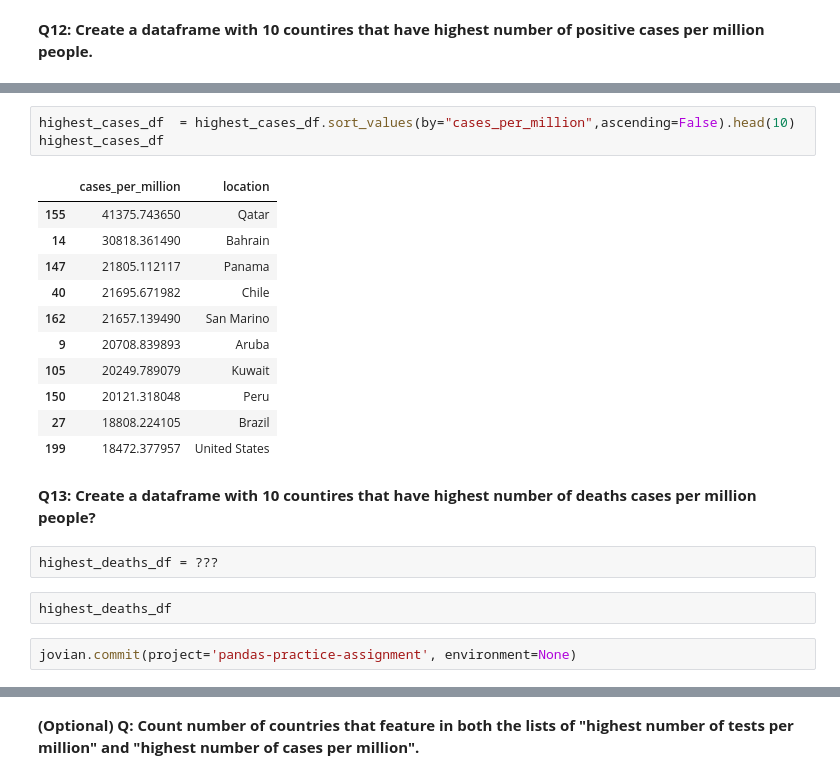
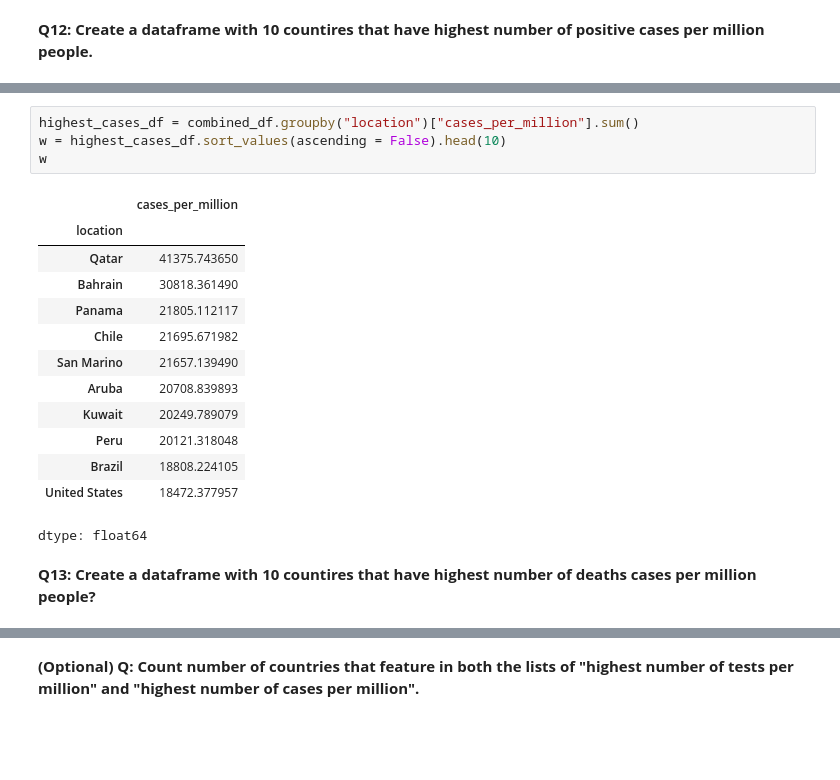
Before and after one commit to shakeelrifathcse/Data_analysis_pract_using_python, a Jupyter notebook: pandas_practice_assignment.ipynb, the cells around one changed output, grey strips where cells are left out. Drawn from its saved outputs; the diff is of its cells as text; blank space fills up the shorter version.

```diff
--- a/pandas_practice_assignment.ipynb
+++ b/pandas_practice_assignment.ipynb
@@ -505,23 +508,20 @@ highest_cases_df
 # %%
-highest_cases_df  = highest_cases_df.sort_values(by="cases_per_million",ascending=False).head(10)
-highest_cases_df
+highest_cases_df = combined_df.groupby("location")["cases_per_million"].sum()
+w = highest_cases_df.sort_values(ascending = False).head(10)
+w
 # %% [output]
-|  | cases_per_million | location |
-| 155 | 41375.743650 | Qatar |
-| 14 | 30818.361490 | Bahrain |
-| 147 | 21805.112117 | Panama |
-| 40 | 21695.671982 | Chile |
-| 162 | 21657.139490 | San Marino |
-| 9 | 20708.839893 | Aruba |
-| 105 | 20249.789079 | Kuwait |
-| 150 | 20121.318048 | Peru |
-| 27 | 18808.224105 | Brazil |
-| 199 | 18472.377957 | United States |
+|  | cases_per_million |
+| location |  |
+| Qatar | 41375.743650 |
+| Bahrain | 30818.361490 |
+| Panama | 21805.112117 |
+| Chile | 21695.671982 |
+| San Marino | 21657.139490 |
+| Aruba | 20708.839893 |
+| Kuwait | 20249.789079 |
+| Peru | 20121.318048 |
+| Brazil | 18808.224105 |
+| United States | 18472.377957 |
+dtype: float64
 # %% [markdown]
 **Q13: Create a dataframe with 10 countires that have highest number of deaths cases per million people?**
-# %%
-highest_deaths_df = ???
-# %%
-highest_deaths_df
-# %%
-jovian.commit(project='pandas-practice-assignment', environment=None)
```
Also changed, not shown: parts of 19 cells of this notebook.
